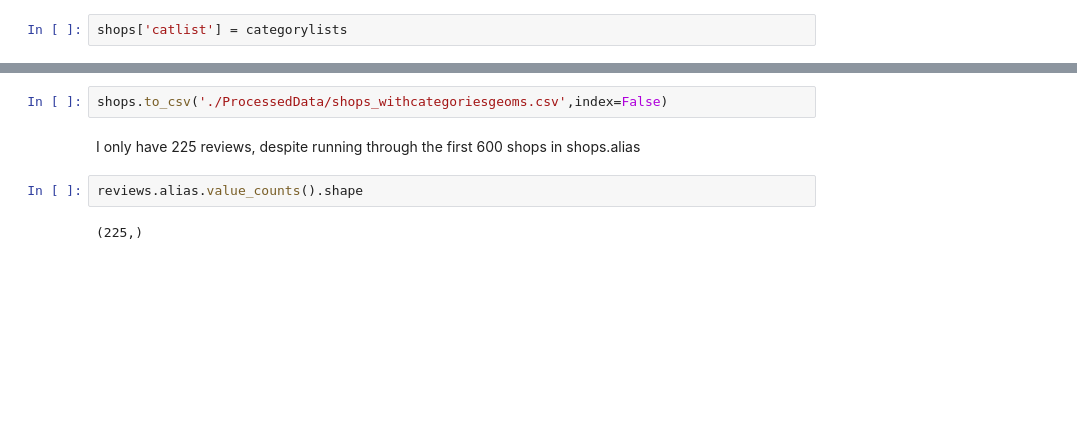
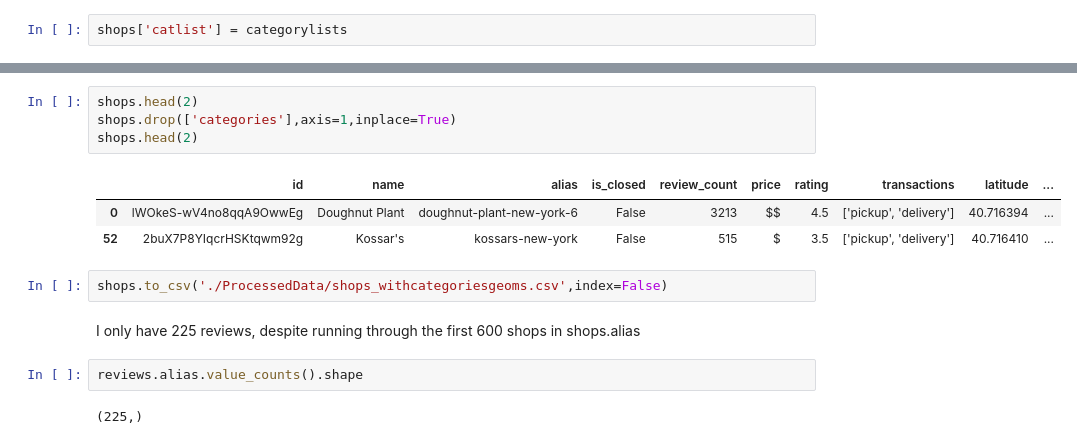
Before and after one commit to thomasyounghi/TY-InsightProject, a Jupyter notebook: EDAandDataCleaning.ipynb, the cells around one changed output, grey strips where cells are left out. Cells and saved outputs as stored; diff of their text form; blank space fills up the shorter version.

```diff
--- a/EDAandDataCleaning.ipynb
+++ b/EDAandDataCleaning.ipynb
@@ -334,3 +353,11 @@ shops[shops.name=='Paris Baguette']
+# %%
+shops.head(2)
+shops.drop(['categories'],axis=1,inplace=True)
+shops.head(2)
+# %% [output]
+|  | id | name | alias | is_closed | review_count | price | rating | transactions | latitude | ... |
+| 0 | lWOkeS-wV4no8qqA9OwwEg | Doughnut Plant | doughnut-plant-new-york-6 | False | 3213 | $$ | 4.5 | ['pickup', 'delivery'] | 40.716394 | ... |
+| 52 | 2buX7P8YIqcrHSKtqwm92g | Kossar's | kossars-new-york | False | 515 | $ | 3.5 | ['pickup', 'delivery'] | 40.716410 | ... |
 # %%
 shops.to_csv('./ProcessedData/shops_withcategoriesgeoms.csv',index=False)
 # %% [markdown]
```
Also changed, not shown: parts of 19 cells of this notebook.
